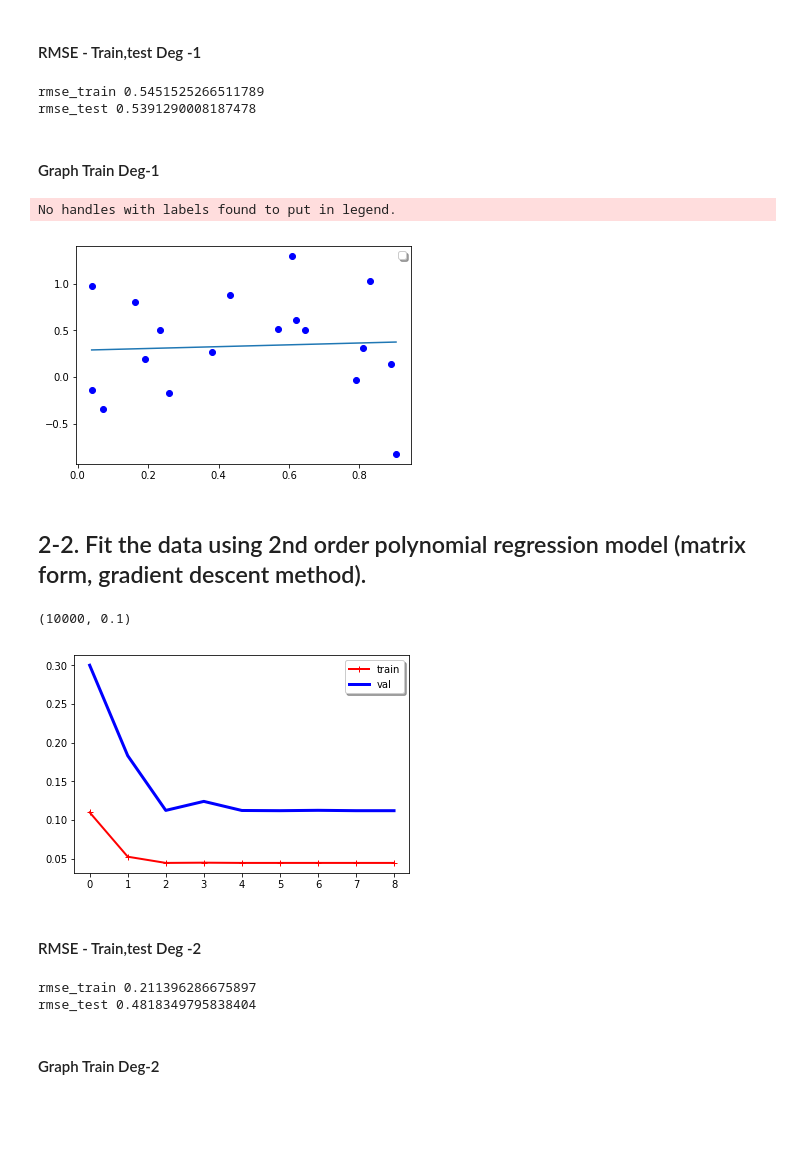
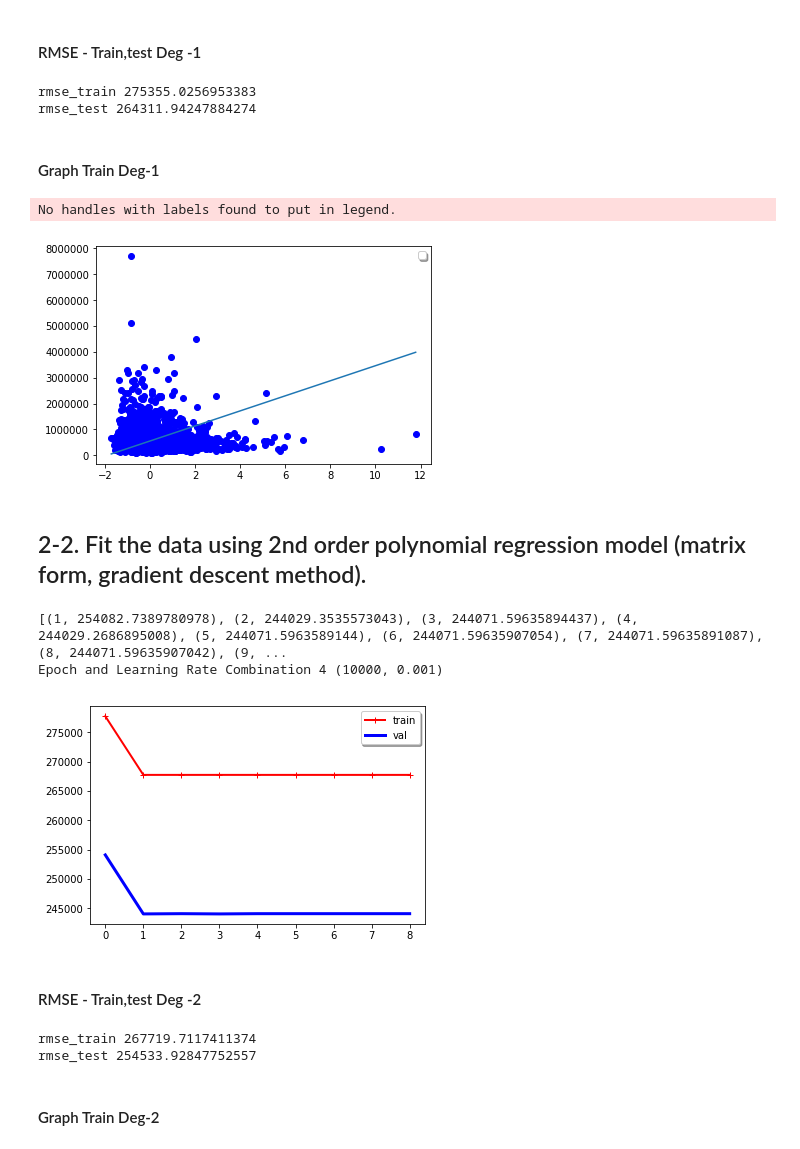
Before and after one commit to airwind11/Deep_Learning_CMPE-258, a Jupyter notebook: Assignment_2/assignment_2_Aravinda_Misra.ipynb, the cells around one changed output. Saved outputs shown, nothing was run; the diff lists cells and outputs as text; code cells hidden in the pictures; blank space fills up the shorter version.

```diff
--- a/Assignment_2/assignment_2_Aravinda_Misra.ipynb
+++ b/Assignment_2/assignment_2_Aravinda_Misra.ipynb
@@ -489,6 +489,8 @@ ridge_lasso_graph_plotter(X_1_poly_d16_scaled_coloumn_added,Y_1,lasso_mode1_3,gr
 # plot_learning_curves(polynomial_regression, X, y)
 # %%
 data2 = pd.read_csv("ex2data2.csv")
-X_2 = data2.as_matrix(columns=data1.columns[0:1])
-Y_2 = data2.as_matrix(columns=data1.columns[1:])
+X_2 = data2.as_matrix(columns=data2.columns[0:1])
+Y_2 = data2.as_matrix(columns=data2.columns[1:])
+X_2_poly_d1_scaled = scaler.fit_transform(X_2)
 X_2_coloumn_added = np.c_[np.ones((data2.shape[0], 1)), X_2]
+X_2_poly_d1_scaled_coloumn_added = np.c_[np.ones((data2.shape[0], 1)), X_2_poly_d1_scaled]
@@ -499,5 +506,5 @@ data2.shape
 # %%
-X_2_train_val, X_2_test, y_2_train_val, y_2_test = train_test_split(X_2_coloumn_added , Y_2, test_size=0.2,random_state=1)
+X_2_train_val, X_2_test, y_2_train_val, y_2_test = train_test_split(X_2_poly_d1_scaled_coloumn_added , Y_2, test_size=0.2,random_state=1)
 X_2_train, X_2_val, y_2_train, y_2_val = train_test_split(X_2_train_val, y_2_train_val, test_size=0.25,random_state=1)
 print (X_2_coloumn_added.shape)
 print (X_2_train_val.shape)
@@ -512,17 +519,17 @@ def Mean_Square_Error_calculator(data,weights,actual_label):
     rms = mean_squared_error(actual_label, predict_y)
     return rms
 # %%
-def train_val_best_model(X_1_train, X_1_val, y_1_train, y_1_val,degree):
-    epochs = [10000]
-    learning_rate = [.01]
+def train_val_best_model(X_train, X_val, y_train, y_val,degree):
+    epochs = [1000,10000,100000]
+    learning_rate = [.001,.01,.1]
     train_errors, val_errors = [], []
     counter = 1
     combination = {}
     for epoch in epochs:
         for rate in learning_rate:
-            weights = weight_optimizer(X_1_train,degree,y_1_train,learn_rate = rate,epochs = epoch,regularisation_alpha=0)
-            rmse_train = rmse_calculator(X_1_train,weights,y_1_train)
-            rmse_val = rmse_calculator(X_1_val,weights,y_1_val)
+            weights = weight_optimizer(X_train,degree,y_train,learn_rate = rate,epochs = epoch,regularisation_alpha=0)
+            rmse_train = rmse_calculator(X_train,weights,y_train)
+            rmse_val = rmse_calculator(X_val,weights,y_val)
             train_errors.append(rmse_train)
             val_errors.append(rmse_val)
             combination[counter] = (epoch,rate)
@@ -534,9 +541,10 @@ def train_val_best_model(X_1_train, X_1_val, y_1_train, y_1_val,degree):
     counter_val_error = list(enumerate(val_errors, 1))
     counter_val_error_sorted = sorted(counter_val_error, key=lambda x:x[1])
     best_model = combination[(counter_val_error_sorted[0][0])]
-    print(best_model)
+    print(counter_val_error)
+    print("Epoch and Learning Rate Combination",counter_val_error_sorted[0][0],best_model)
     return best_model
 # %%
-best_model = train_val_best_model(X_2_train, X_2_val, y_2_train, y_2_val,1)
-weights_best_model = weight_optimizer(X_2_train,1,y_2_train,learn_rate = best_model[1],epochs = best_model[0],regularisation_alpha=0)
+best_model_2 = train_val_best_model(X_2_train, X_2_val, y_2_train, y_2_val,1)
+weights_best_model_2 = weight_optimizer(X_2_train,1,y_2_train,learn_rate = best_model_2 [1],epochs = best_model_2 [0],regularisation_alpha=0)
 # %% [output]
@@ -544,19 +554,19 @@ ValueError: Input contains NaN, infinity or a value too large for dtype('float64
 # %% [markdown]
 #### RMSE - Train,test Deg -1
 # %%
-rmse_train = rmse_calculator(X_2_train,weights_best_model,y_2_train)
-rmse_test = rmse_calculator(X_2_test,weights_best_model,y_2_test)
-print("rmse_train",rmse_train)
-print("rmse_test",rmse_test)
+rmse_train_2 = rmse_calculator(X_2_train,weights_best_model_2,y_2_train)
+rmse_test_2 = rmse_calculator(X_2_test,weights_best_model_2,y_2_test)
+print("rmse_train",rmse_train_2)
+print("rmse_test",rmse_test_2)
 # %% [output]
-rmse_train 0.5451525266511789
-rmse_test 0.5391290008187478
+rmse_train 275355.0256953383
+rmse_test 264311.94247884274
 # %% [markdown]
 #### Graph Train Deg-1
 # %%
-graph_plotter(X_2_train,weights_best_model,y_2_train,graph_label=None)
+graph_plotter(X_2_train,weights_best_model_2,y_2_train,graph_label=None)
 # %% [output]
 No handles with labels found to put in legend.
-[figure, old version]
+[figure, new version]
 # %% [markdown]
 ## 2-2. Fit the data using 2nd order polynomial regression model (matrix form, gradient descent method).
@@ -566,19 +578,20 @@ X_2_train, X_2_val, y_2_train, y_2_val = train_test_split(X_2_train_val, y_2_tra
 # %%
-best_model_2 = train_val_best_model(X_2_train, X_2_val, y_2_train, y_2_val,2)
-weights_best_model_2 = weight_optimizer(X_2_train,2,y_2_train,learn_rate = best_model_2 [1],epochs = best_model_2 [0],regularisation_alpha=0)
+best_model_22 = train_val_best_model(X_22_train, X_22_val, y_22_train, y_22_val,2)
+weights_best_model_22 = weight_optimizer(X_22_train,2,y_22_train,learn_rate = best_model_22 [1],epochs = best_model_22 [0],regularisation_alpha=0)
 # %% [output]
-(10000, 0.1)
+[(1, 254082.7389780978), (2, 244029.3535573043), (3, 244071.59635894437), (4, 244029.2686895008), (5, 244071.5963589144), (6, 244071.59635907054), (7, 244071.59635891087), (8, 244071.59635907042), (9, ...
+Epoch and Learning Rate Combination 4 (10000, 0.001)
-[figure, old version]
+[figure, new version]
 # %% [markdown]
 #### RMSE - Train,test Deg -2
-# %%
-rmse_train_2 = rmse_calculator(X_2_train,weights_best_model_2,y_2_train)
-rmse_test_2 = rmse_calculator(X_2_test,weights_best_model_2,y_2_test)
-print("rmse_train",rmse_train_2)
-print("rmse_test",rmse_test_2)
-# %% [output]
-rmse_train 0.211396286675897
-rmse_test 0.4818349795838404
+# %%
+rmse_train_22 = rmse_calculator(X_22_train,weights_best_model_22,y_22_train)
+rmse_test_22 = rmse_calculator(X_22_test,weights_best_model_22,y_22_test)
+print("rmse_train",rmse_train_22)
+print("rmse_test",rmse_test_22)
+# %% [output]
+rmse_train 267719.7117411374
+rmse_test 254533.92847752557
 # %% [markdown]
 #### Graph Train Deg-2
 # %%
```
Also changed, not shown: parts of 48 cells of this notebook, 1 other file.
